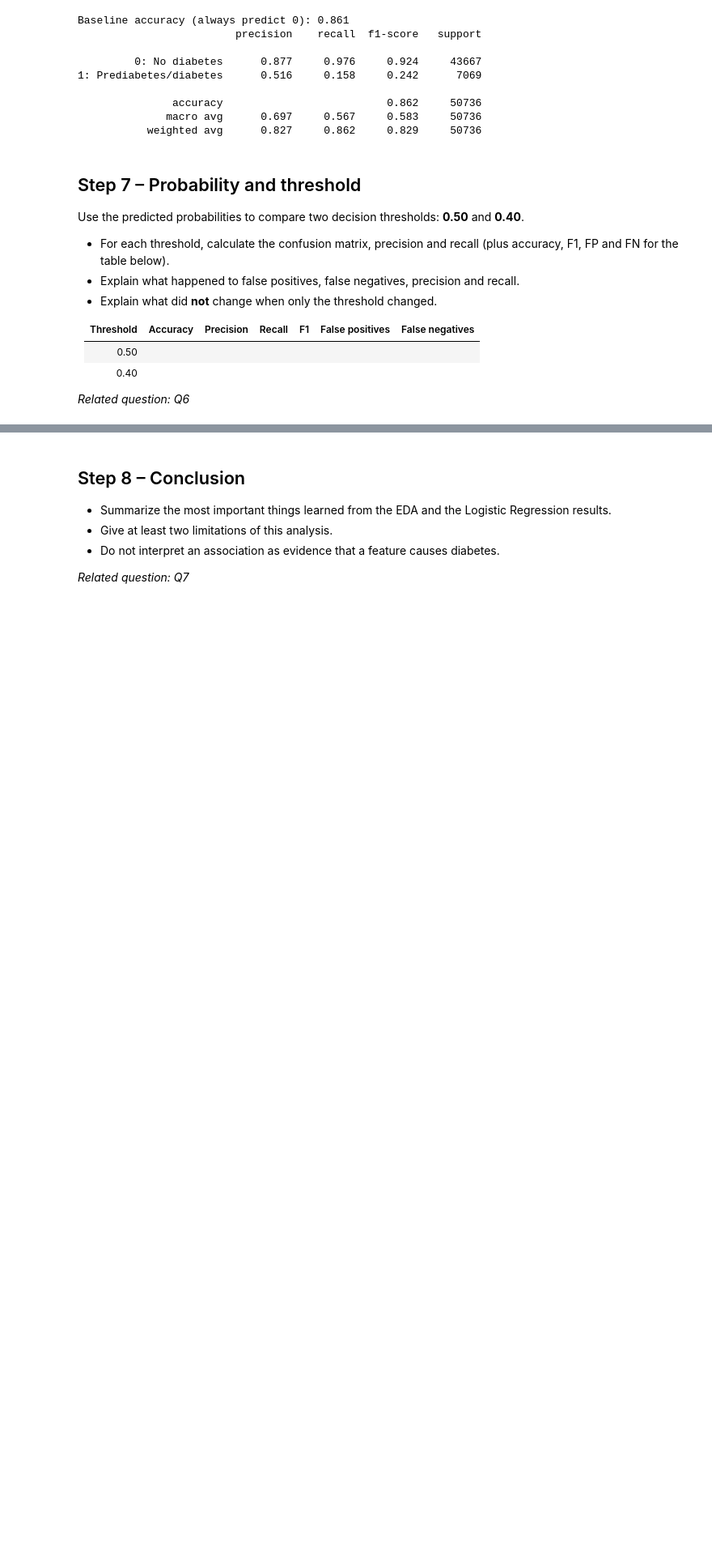
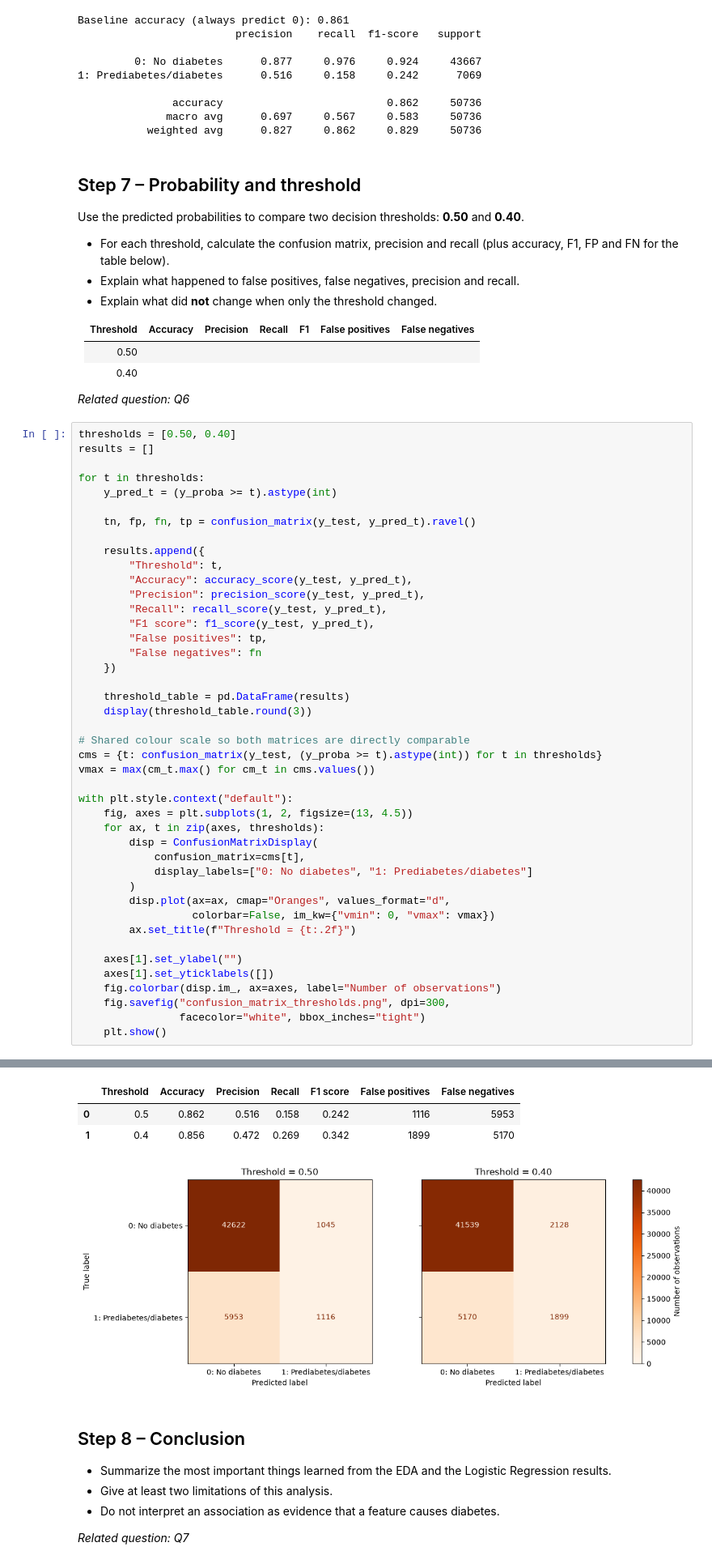
Before and after one commit to Frednos/Machine-Learning-Assignment-2, a Jupyter notebook: Assignment_2.ipynb, the cells around one changed output, grey strips where cells are left out. Shown at 81% size. Drawn from its saved outputs; the diff is of its cells as text; blank space fills up the shorter version.

```diff
--- a/Assignment_2.ipynb
+++ b/Assignment_2.ipynb
@@ -465,3 +465,47 @@ Use the predicted probabilities to compare two decision thresholds: **0.50** and
 | 0.40 | | | | | | |
 
 *Related question: Q6*
+# %%
+thresholds = [0.50, 0.40]
+results = []
+
+for t in thresholds:
+    y_pred_t = (y_proba >= t).astype(int)
+
+    tn, fp, fn, tp = confusion_matrix(y_test, y_pred_t).ravel()
+
+    results.append({
+        "Threshold": t,
+        "Accuracy": accuracy_score(y_test, y_pred_t),
+        "Precision": precision_score(y_test, y_pred_t),
+        "Recall": recall_score(y_test, y_pred_t),
+        "F1 score": f1_score(y_test, y_pred_t),
+        "False positives": tp,
+        "False negatives": fn
+    })
+
+    threshold_table = pd.DataFrame(results)
+    display(threshold_table.round(3))
+
+# Shared colour scale so both matrices are directly comparable
+cms = {t: confusion_matrix(y_test, (y_proba >= t).astype(int)) for t in thresholds}
+vmax = max(cm_t.max() for cm_t in cms.values())
+
+with plt.style.context("default"):
+    fig, axes = plt.subplots(1, 2, figsize=(13, 4.5))
+    for ax, t in zip(axes, thresholds):
+        disp = ConfusionMatrixDisplay(
+            confusion_matrix=cms[t],
+            display_labels=["0: No diabetes", "1: Prediabetes/diabetes"]
+        )
+        disp.plot(ax=ax, cmap="Oranges", values_format="d",
+                  colorbar=False, im_kw={"vmin": 0, "vmax": vmax})
+        ax.set_title(f"Threshold = {t:.2f}")
+
+    axes[1].set_ylabel("")
+    axes[1].set_yticklabels([])
+    fig.colorbar(disp.im_, ax=axes, label="Number of observations")
+    fig.savefig("confusion_matrix_thresholds.png", dpi=300,
+                facecolor="white", bbox_inches="tight")
+    plt.show()
+# %% [output]
@@ -468,3 +514,7 @@ Use the predicted probabilities to compare two decision thresholds: **0.50** and
+|  | Threshold | Accuracy | Precision | Recall | F1 score | False positives | False negatives |
+| 0 | 0.5 | 0.862 | 0.516 | 0.158 | 0.242 | 1116 | 5953 |
+| 1 | 0.4 | 0.856 | 0.472 | 0.269 | 0.342 | 1899 | 5170 |
+[figure, added]
 # %% [markdown]
 ## Step 8 – Conclusion
 
```
Also changed, not shown: parts of 1 cell of this notebook, 1 other file.
